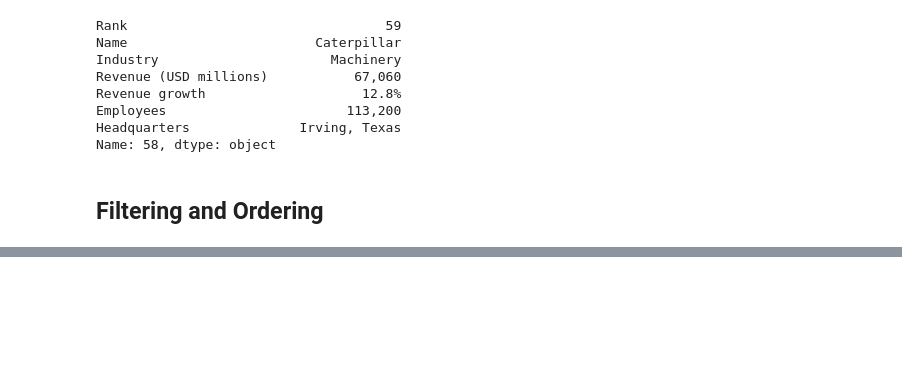
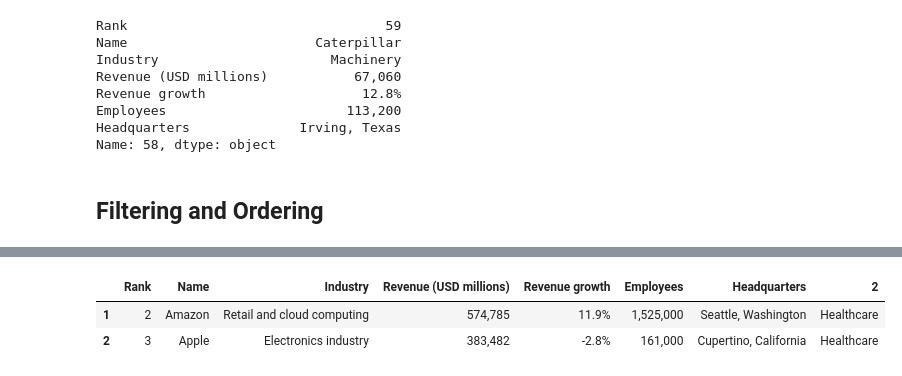
Before and after one commit to csanicola/important-reference-repo, a Jupyter notebook: Online_Courses/YouTube/data_analyst_bootcamp_python.ipynb, the cells around one changed output, grey strips where cells are left out. Cells and saved outputs as stored; diff of their text form; code cells hidden in the pictures; blank space fills up the shorter version.

```diff
--- a/Online_Courses/YouTube/data_analyst_bootcamp_python.ipynb
+++ b/Online_Courses/YouTube/data_analyst_bootcamp_python.ipynb
@@ -1092,3 +1092,10 @@ df[df['Industry'] == 'Healthcare']
 | 19 | 20 | Elevance Health | Healthcare | 171,340 | 9.4% | 104,900 | Indianapolis, Indiana | Healthcare |
 | 21 | 22 | Centene | Healthcare | 153,999 | 6.5% | 67,700 | St. Louis, Missouri | Healthcare |
 | 60 | 61 | HCA Healthcare | Healthcare | 64,968 | 7.9% | 265,000 | Nashville, Tennessee | Healthcare |
+# %%
+specific_companies = ['Amazon', 'Apple']
+df[df['Name'].isin(specific_companies)]
+# %% [output]
+|  | Rank | Name | Industry | Revenue (USD millions) | Revenue growth | Employees | Headquarters | 2 |
+| 1 | 2 | Amazon | Retail and cloud computing | 574,785 | 11.9% | 1,525,000 | Seattle, Washington | Healthcare |
+| 2 | 3 | Apple | Electronics industry | 383,482 | -2.8% | 161,000 | Cupertino, California | Healthcare |
```
